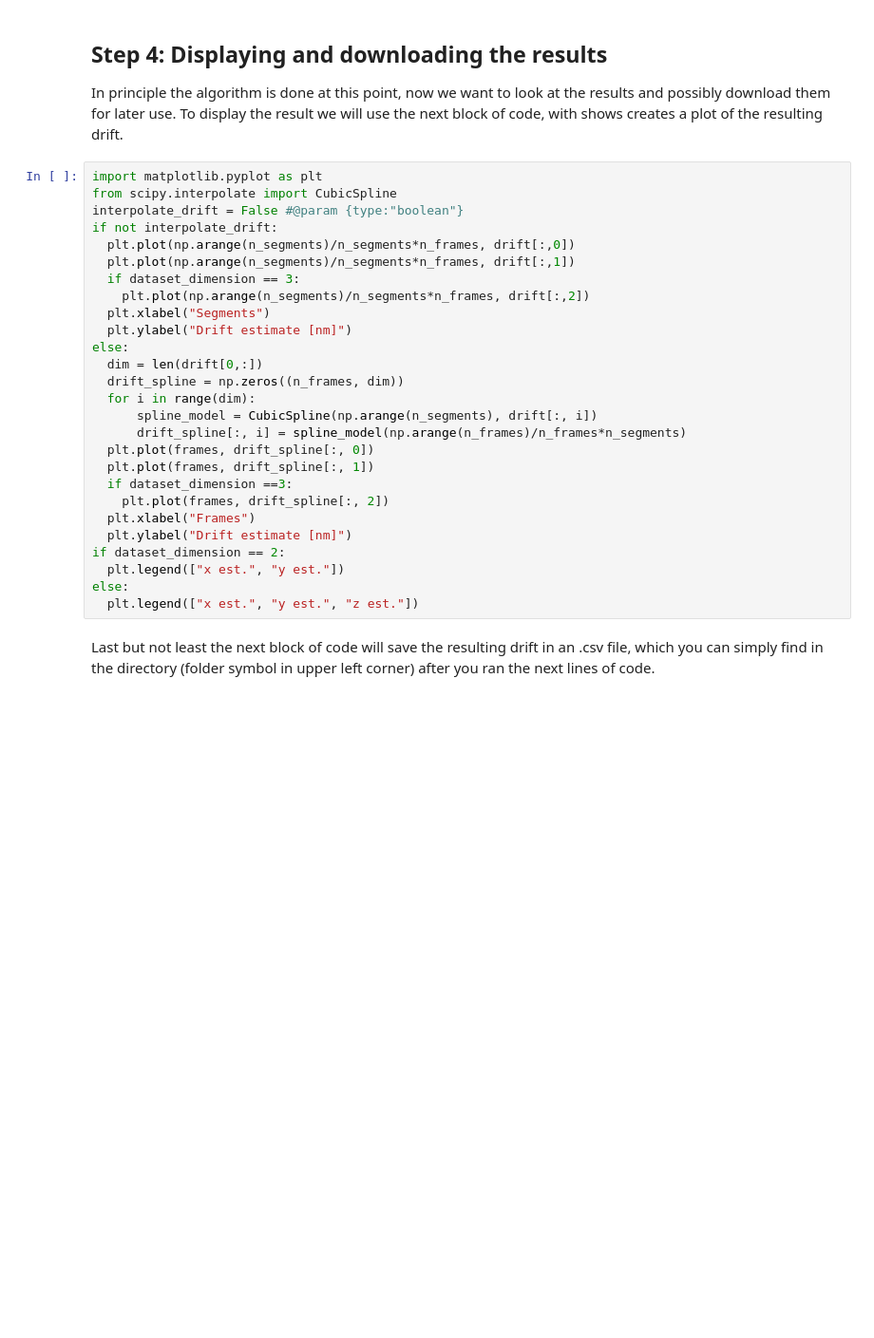
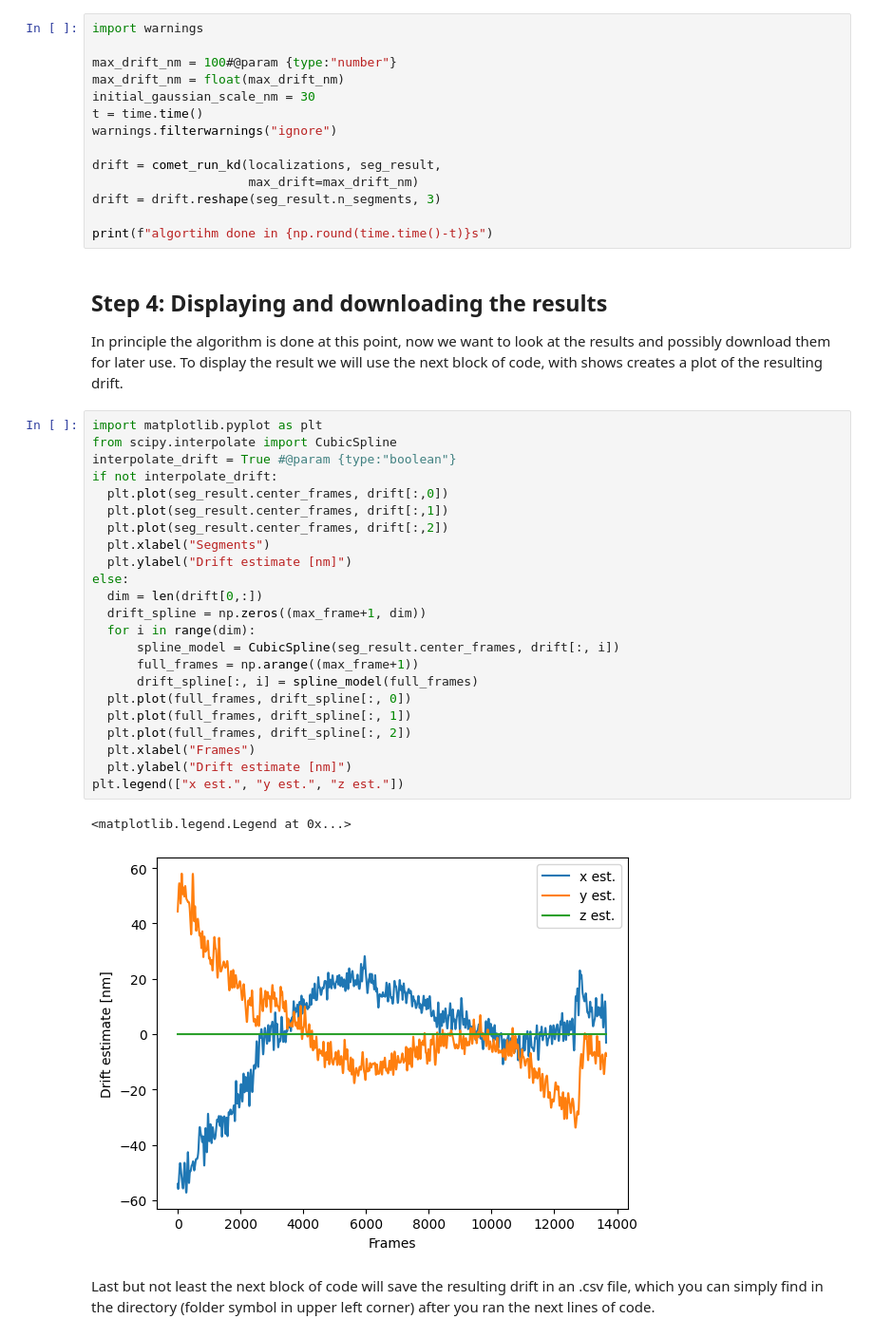
Before and after one commit to gpufit/Comet, a Jupyter notebook: Colab_notebooks/COMET.ipynb, the cells around one changed output. Shown at 95% size. Drawn from its saved outputs; the diff is of its cells as text; blank space fills up the shorter version.

Commit message:
updated COMET Google colab notebook in the repo

```diff
--- a/Colab_notebooks/COMET.ipynb
+++ b/Colab_notebooks/COMET.ipynb
@@ -447,3 +588,17 @@ print(f"algortihm done in {np.round(time.time()-t)}s")
+# %%
+import warnings
+
+max_drift_nm = 100#@param {type:"number"}
+max_drift_nm = float(max_drift_nm)
+initial_gaussian_scale_nm = 30
+t = time.time()
+warnings.filterwarnings("ignore")
+
+drift = comet_run_kd(localizations, seg_result,
+                     max_drift=max_drift_nm)
+drift = drift.reshape(seg_result.n_segments, 3)
+
+print(f"algortihm done in {np.round(time.time()-t)}s")
 # %% [markdown]
 ## Step 4: Displaying and downloading the results
 
@@ -452,30 +607,29 @@ To display the result we will use the next block of code, with shows creates a p
 # %%
 import matplotlib.pyplot as plt
 from scipy.interpolate import CubicSpline
-interpolate_drift = False #@param {type:"boolean"}
+interpolate_drift = True #@param {type:"boolean"}
 if not interpolate_drift:
-  plt.plot(np.arange(n_segments)/n_segments*n_frames, drift[:,0])
-  plt.plot(np.arange(n_segments)/n_segments*n_frames, drift[:,1])
-  if dataset_dimension == 3:
-    plt.plot(np.arange(n_segments)/n_segments*n_frames, drift[:,2])
+  plt.plot(seg_result.center_frames, drift[:,0])
+  plt.plot(seg_result.center_frames, drift[:,1])
+  plt.plot(seg_result.center_frames, drift[:,2])
   plt.xlabel("Segments")
   plt.ylabel("Drift estimate [nm]")
 else:
   dim = len(drift[0,:])
-  drift_spline = np.zeros((n_frames, dim))
+  drift_spline = np.zeros((max_frame+1, dim))
   for i in range(dim):
-      spline_model = CubicSpline(np.arange(n_segments), drift[:, i])
-      drift_spline[:, i] = spline_model(np.arange(n_frames)/n_frames*n_segments)
-  plt.plot(frames, drift_spline[:, 0])
-  plt.plot(frames, drift_spline[:, 1])
-  if dataset_dimension ==3:
-    plt.plot(frames, drift_spline[:, 2])
+      spline_model = CubicSpline(seg_result.center_frames, drift[:, i])
+      full_frames = np.arange((max_frame+1))
+      drift_spline[:, i] = spline_model(full_frames)
+  plt.plot(full_frames, drift_spline[:, 0])
+  plt.plot(full_frames, drift_spline[:, 1])
+  plt.plot(full_frames, drift_spline[:, 2])
   plt.xlabel("Frames")
   plt.ylabel("Drift estimate [nm]")
-if dataset_dimension == 2:
-  plt.legend(["x est.", "y est."])
-else:
-  plt.legend(["x est.", "y est.", "z est."])
+plt.legend(["x est.", "y est.", "z est."])
+# %% [output]
+<matplotlib.legend.Legend at 0x...>
+[figure, added]
 # %% [markdown]
 Last but not least the next block of code will save the resulting drift in an .csv file, which you can simply find in the directory (folder symbol in upper left corner) after you ran the next lines of code.
 # %%
```
Also changed, not shown: parts of 18 cells of this notebook.
